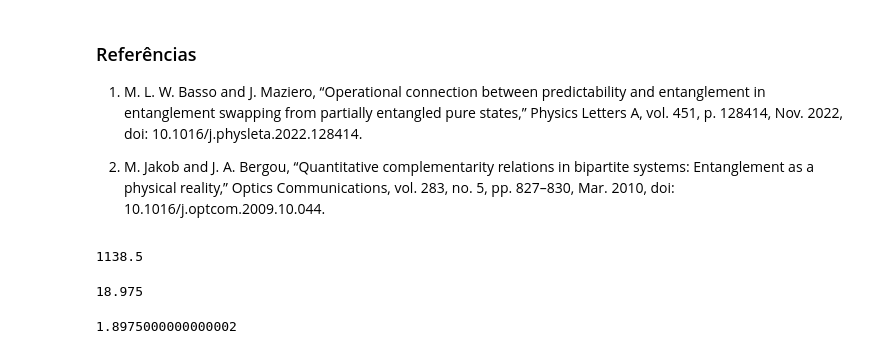
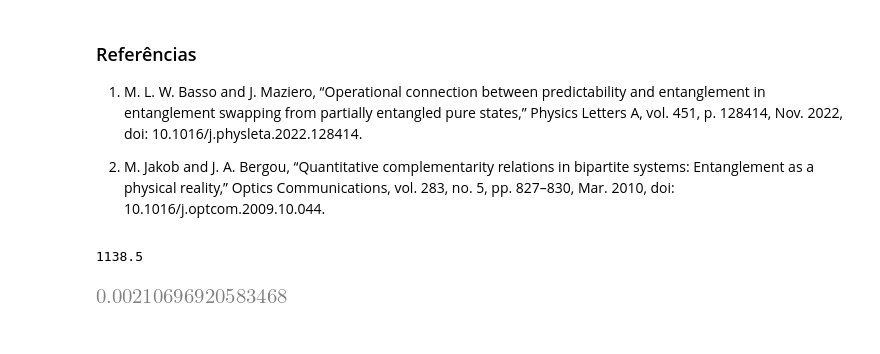
Before and after one commit to abbarreto/qiskit3, a Jupyter notebook: 02_entanglement_swap_coeh_pred.ipynb, the cells around one changed output. Saved outputs shown, nothing was run; the diff lists cells and outputs as text; code cells hidden in the pictures.

```diff
--- a/02_entanglement_swap_coeh_pred.ipynb
+++ b/02_entanglement_swap_coeh_pred.ipynb
@@ -774,10 +823,6 @@ $$E_{conc}(|\psi\rangle_{AB})^{2} + P(\rho_B)^{2} + V(\rho_B)^{2}=1.$$
 # %% [output]
 1138.5
-# %%
-1138.5/60
-# %% [output]
-18.975
-# %%
-18.975*0.1
-# %% [output]
-1.8975000000000002
+# %%
+(1.3*10**-6)/(0.617*10**-3)
+# %% [output]
+[figure, added]
```
Also changed, not shown: parts of 5 cells of this notebook.
